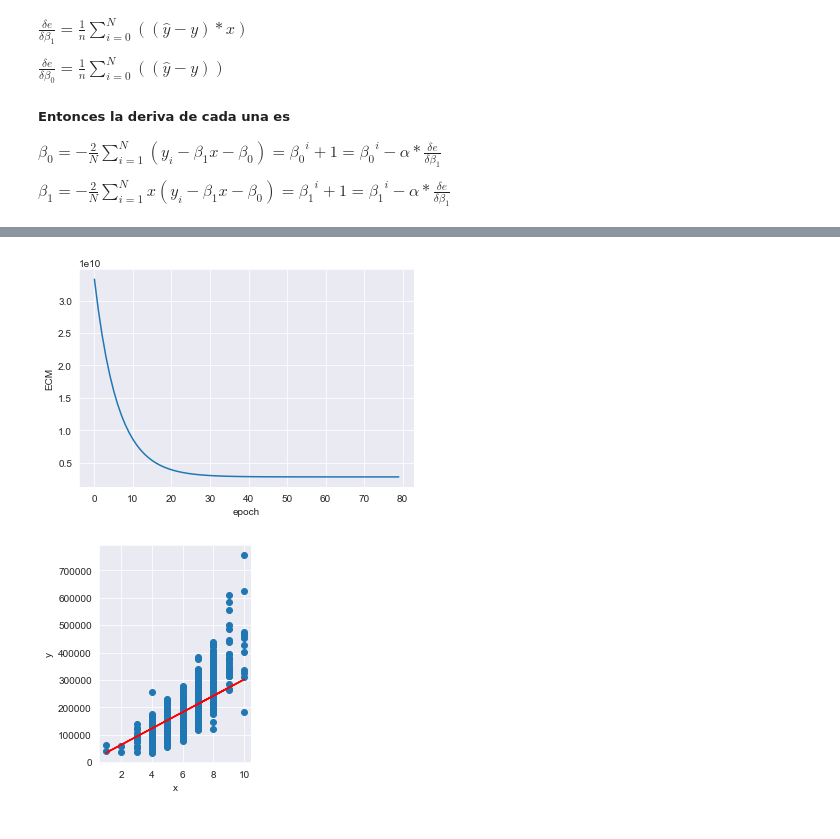
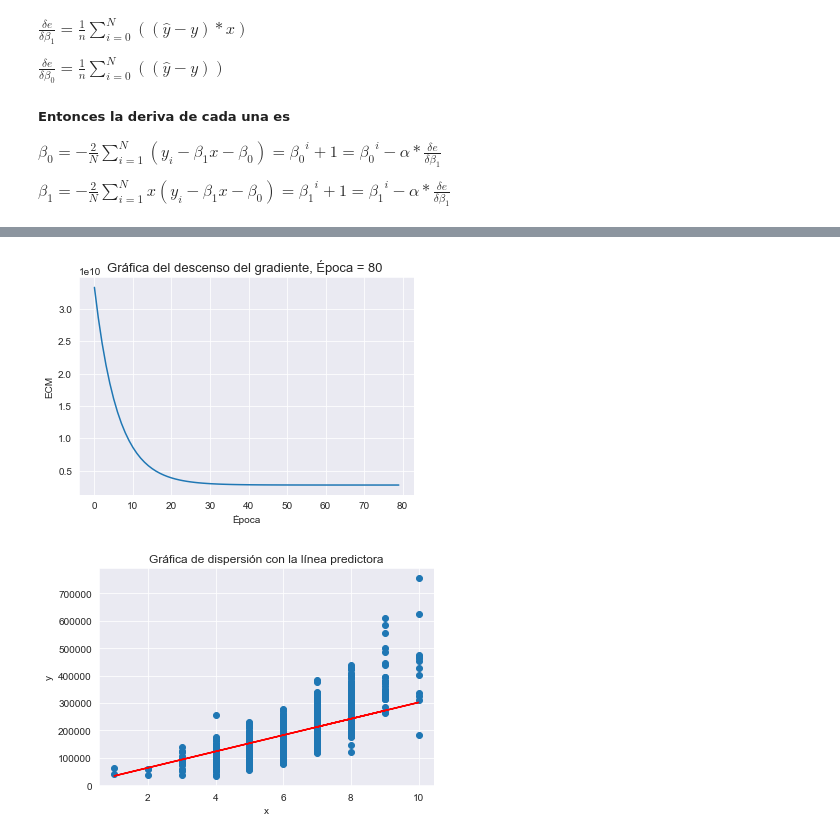
Before and after one commit to luispocon/proyecto1_regresion_lineal_programacion, a Jupyter notebook: Proyecto_1.ipynb, the cells around one changed output, grey strips where cells are left out. Drawn from its saved outputs; the diff is of its cells as text; code cells hidden in the pictures.

Commit message:
Actualización de la gráficas y la linea recta
Se actualiza la gráfica de dispersión y del ajuste del modelo,

```diff
--- a/Proyecto_1.ipynb
+++ b/Proyecto_1.ipynb
@@ -312,20 +312,23 @@ p = pasos(80,0.001, 10 , x = X_entrenamiento[:,0], y = y_entrenamiento[:,0] )
 ---------------------------------------
 # %%
 plt.plot(range(p[2]),p[3])
-plt.xlabel('epoch')
+plt.xlabel('Época')
+plt.title("Gráfica del descenso del gradiente, Época = {i} ".format(i =str( p[2])  ), fontsize = 13 )
+plt.suptitle("learning_rate {}")
 plt.ylabel('ECM')
 plt.show()
 # %% [output]
-[figure, old version]
+[figure, new version]
 # %%
 x_p = X_entrenamiento[:,0]
-y_estima= p[0]+p[1]*x_p
+y_estimada= p[0]+p[1]*x_p
 
-plt.subplot(1,2,2)
-plt.scatter(x_p,y_entrenamiento)
-plt.plot(x_p,y_estima,'r')
+
+plt.scatter(x_p,y_entrenamiento[:,0])
+plt.plot(x_p,y_estimada,'r')
+plt.title("Gráfica de dispersión con la línea predictora")
 plt.xlabel('x')
 plt.ylabel('y')
 plt.show()
 # %% [output]
-[figure, old version]
+[figure, new version]
```
Also changed, not shown: parts of 3 cells of this notebook.
